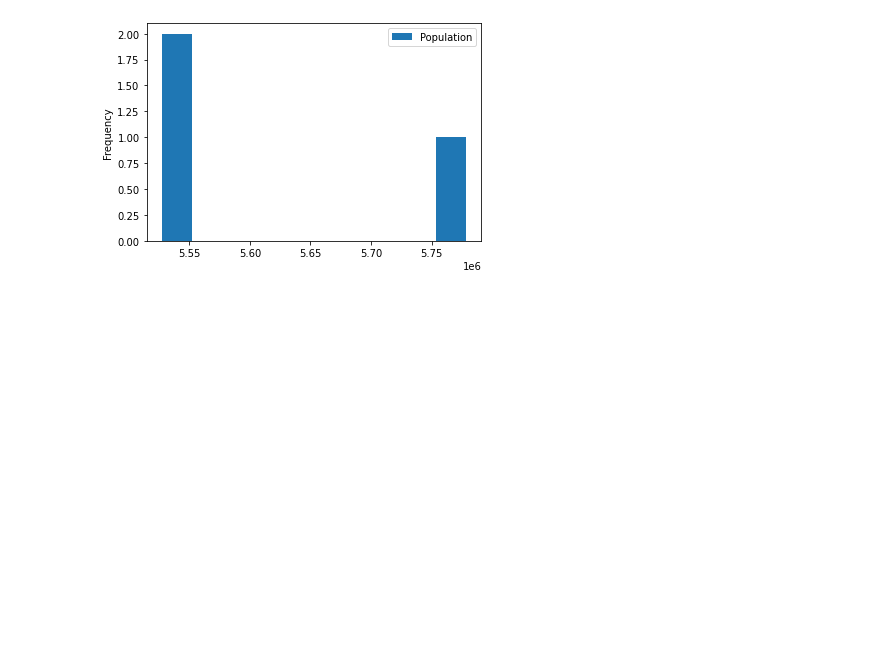
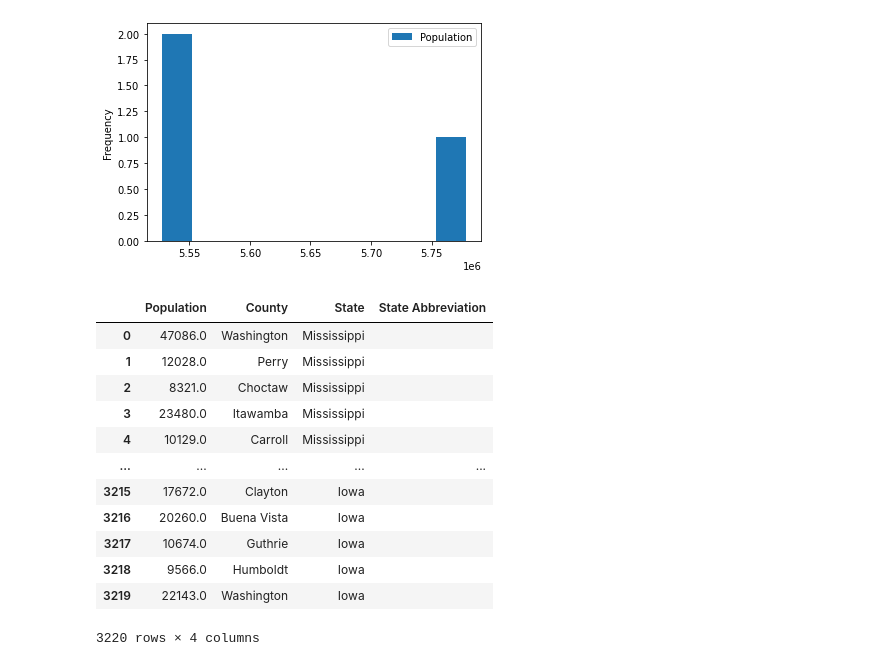
Before and after one commit to zenfinity/MNvsNationalCovid, a Jupyter notebook: Team6Proj1_PopulationData.ipynb, the cells around one changed output. Cells and saved outputs as stored; diff of their text form; code cells hidden in the pictures; blank space fills up the shorter version.

Commit message:
Small update to Population analysis notebook

```diff
--- a/Team6Proj1_PopulationData.ipynb
+++ b/Team6Proj1_PopulationData.ipynb
@@ -136,3 +136,33 @@ pop_PotentialComparisonsSt.plot(kind='hist', x="State", y="Population")
 # %% [output]
 <matplotlib.axes._subplots.AxesSubplot at 0x...>
 [figure]
+# %%
+#numbers = [1, 2, 3, 4, 5, 6, 18, 20]
+#squares = ["small" if number < 10 else "big" for number in numbers if number % 2 == 0 if number % 3 == 0]
+#print(squares)
+
+stateAbbrev = pd.read_excel("./WorkingFiles/StateAbbreviation.xlsx")
+stateAbbrev.set_index('State', inplace=True)
+stateAbbrevDict = stateAbbrev.to_dict()
+
+pop_byCounty_df['State Abbreviation'] = ""
+
+for row in pop_byCounty_df['State']:
+    if row==stateAbbrevDict['State Abbreviation']:
+        pop_byCounty_df['State Abbreviation'][row] = stateAbbrevDict['State Abbreviation'][row]
+
+pop_byCounty_df
+# %% [output]
+|  | Population | County | State | State Abbreviation |
+| 0 | 47086.0 | Washington | Mississippi |  |
+| 1 | 12028.0 | Perry | Mississippi |  |
+| 2 | 8321.0 | Choctaw | Mississippi |  |
+| 3 | 23480.0 | Itawamba | Mississippi |  |
+| 4 | 10129.0 | Carroll | Mississippi |  |
+| ... | ... | ... | ... | ... |
+| 3215 | 17672.0 | Clayton | Iowa |  |
+| 3216 | 20260.0 | Buena Vista | Iowa |  |
+| 3217 | 10674.0 | Guthrie | Iowa |  |
+| 3218 | 9566.0 | Humboldt | Iowa |  |
+| 3219 | 22143.0 | Washington | Iowa |  |
+3220 rows × 4 columns
```
